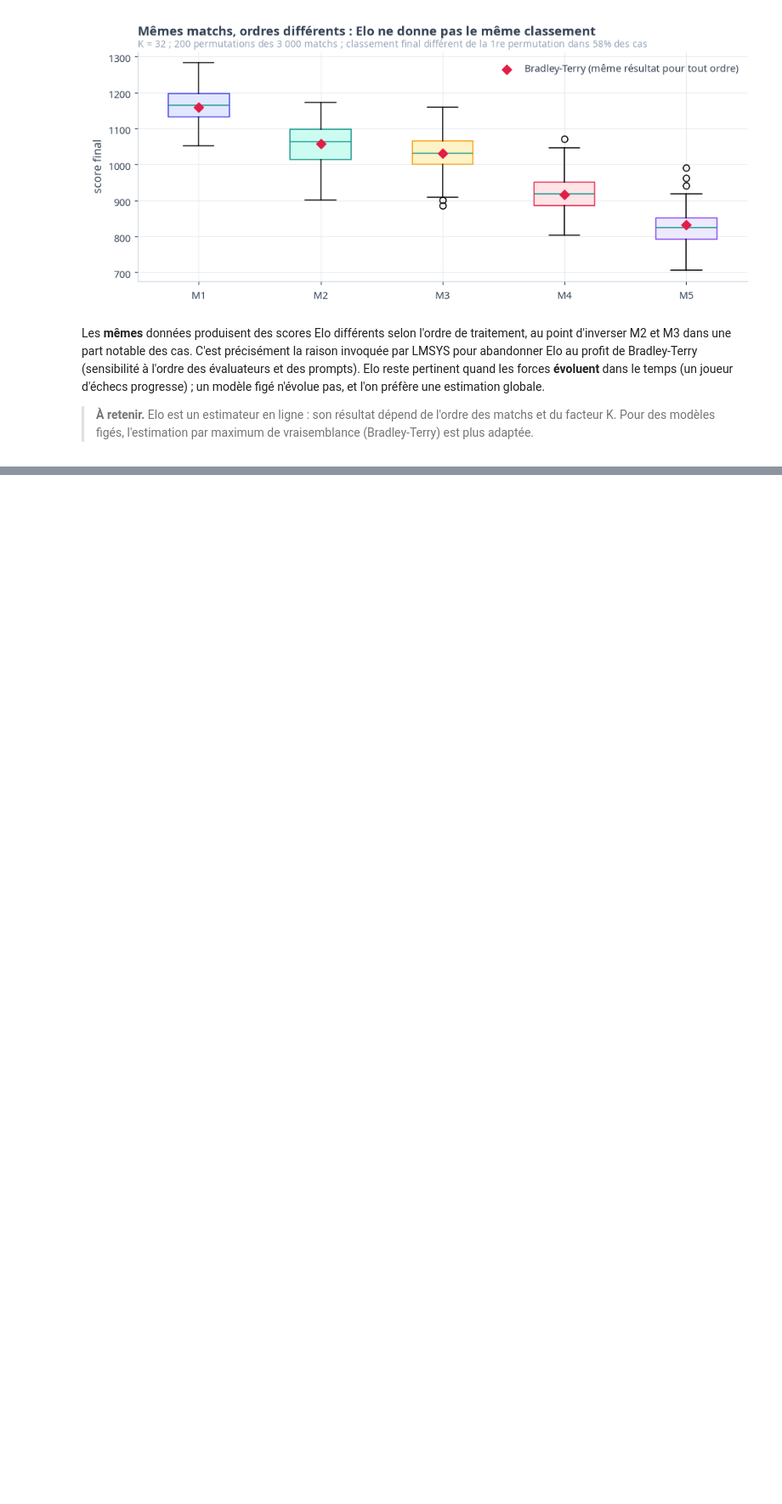
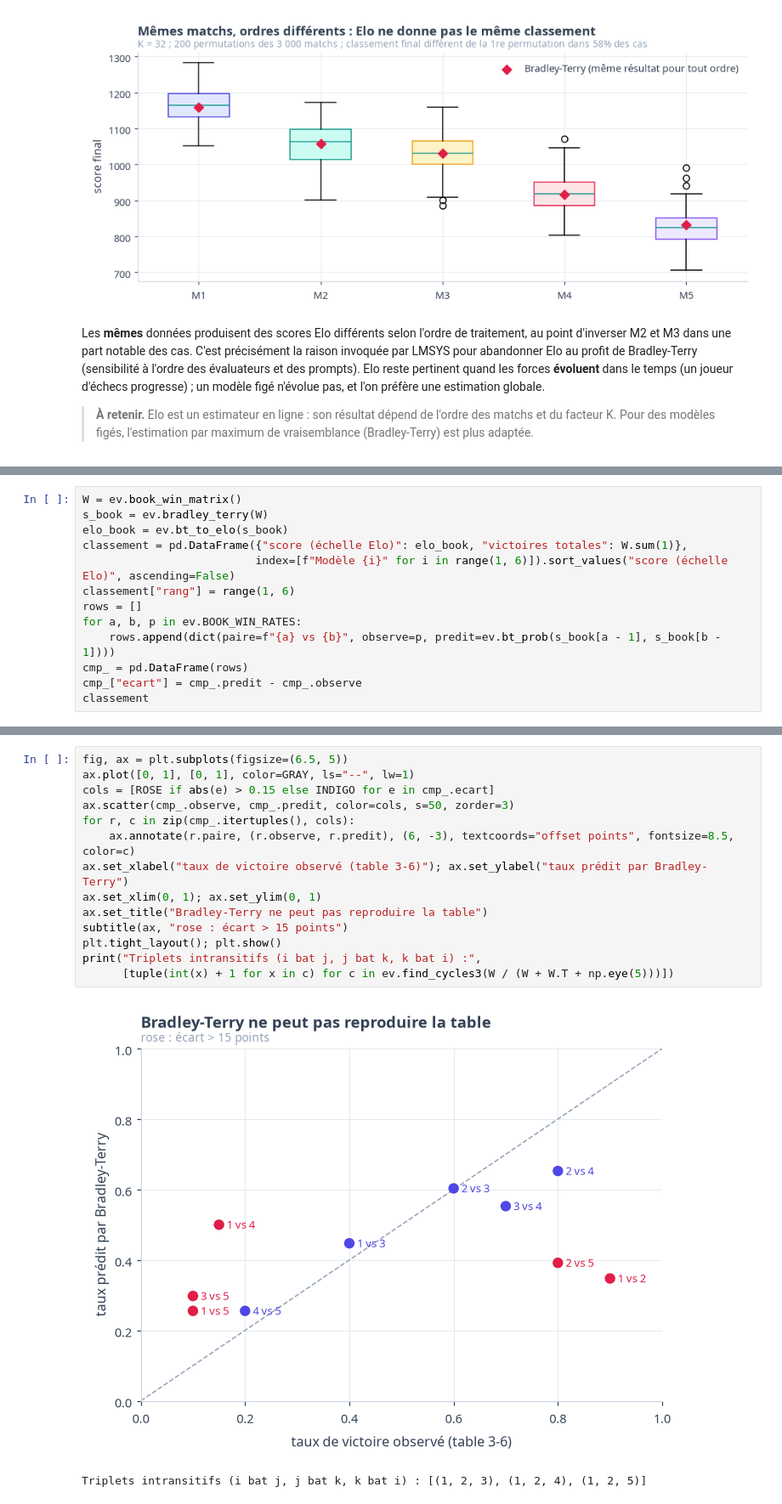
Before and after one commit to gwils28/AI_Engineering__ByTheBook, a Jupyter notebook: notebooks/ch03_methodologie_evaluation/ch03_cours_4_evaluation_comparative.ipynb, the cells around one changed output, grey strips where cells are left out. Shown at 85% size. Drawn from its saved outputs; the diff is of its cells as text; blank space fills up the shorter version.

```diff
--- a/notebooks/ch03_methodologie_evaluation/ch03_cours_4_evaluation_comparative.ipynb
+++ b/notebooks/ch03_methodologie_evaluation/ch03_cours_4_evaluation_comparative.ipynb
@@ -180,0 +246,13 @@ une estimation globale.
+# %%
+W = ev.book_win_matrix()
+s_book = ev.bradley_terry(W)
+elo_book = ev.bt_to_elo(s_book)
+classement = pd.DataFrame({"score (échelle Elo)": elo_book, "victoires totales": W.sum(1)},
+                          index=[f"Modèle {i}" for i in range(1, 6)]).sort_values("score (échelle Elo)", ascending=False)
+classement["rang"] = range(1, 6)
+rows = []
+for a, b, p in ev.BOOK_WIN_RATES:
+    rows.append(dict(paire=f"{a} vs {b}", observe=p, predit=ev.bt_prob(s_book[a - 1], s_book[b - 1])))
+cmp_ = pd.DataFrame(rows)
+cmp_["ecart"] = cmp_.predit - cmp_.observe
+classement
@@ -180,0 +266,17 @@ une estimation globale.
+# %%
+fig, ax = plt.subplots(figsize=(6.5, 5))
+ax.plot([0, 1], [0, 1], color=GRAY, ls="--", lw=1)
+cols = [ROSE if abs(e) > 0.15 else INDIGO for e in cmp_.ecart]
+ax.scatter(cmp_.observe, cmp_.predit, color=cols, s=50, zorder=3)
+for r, c in zip(cmp_.itertuples(), cols):
+    ax.annotate(r.paire, (r.observe, r.predit), (6, -3), textcoords="offset points", fontsize=8.5, color=c)
+ax.set_xlabel("taux de victoire observé (table 3-6)"); ax.set_ylabel("taux prédit par Bradley-Terry")
+ax.set_xlim(0, 1); ax.set_ylim(0, 1)
+ax.set_title("Bradley-Terry ne peut pas reproduire la table")
+subtitle(ax, "rose : écart > 15 points")
+plt.tight_layout(); plt.show()
+print("Triplets intransitifs (i bat j, j bat k, k bat i) :",
+      [tuple(int(x) + 1 for x in c) for c in ev.find_cycles3(W / (W + W.T + np.eye(5)))])
+# %% [output]
+[figure, added]
+Triplets intransitifs (i bat j, j bat k, k bat i) : [(1, 2, 3), (1, 2, 4), (1, 2, 5)]
```
Also changed, not shown: parts of 22 cells of this notebook.
